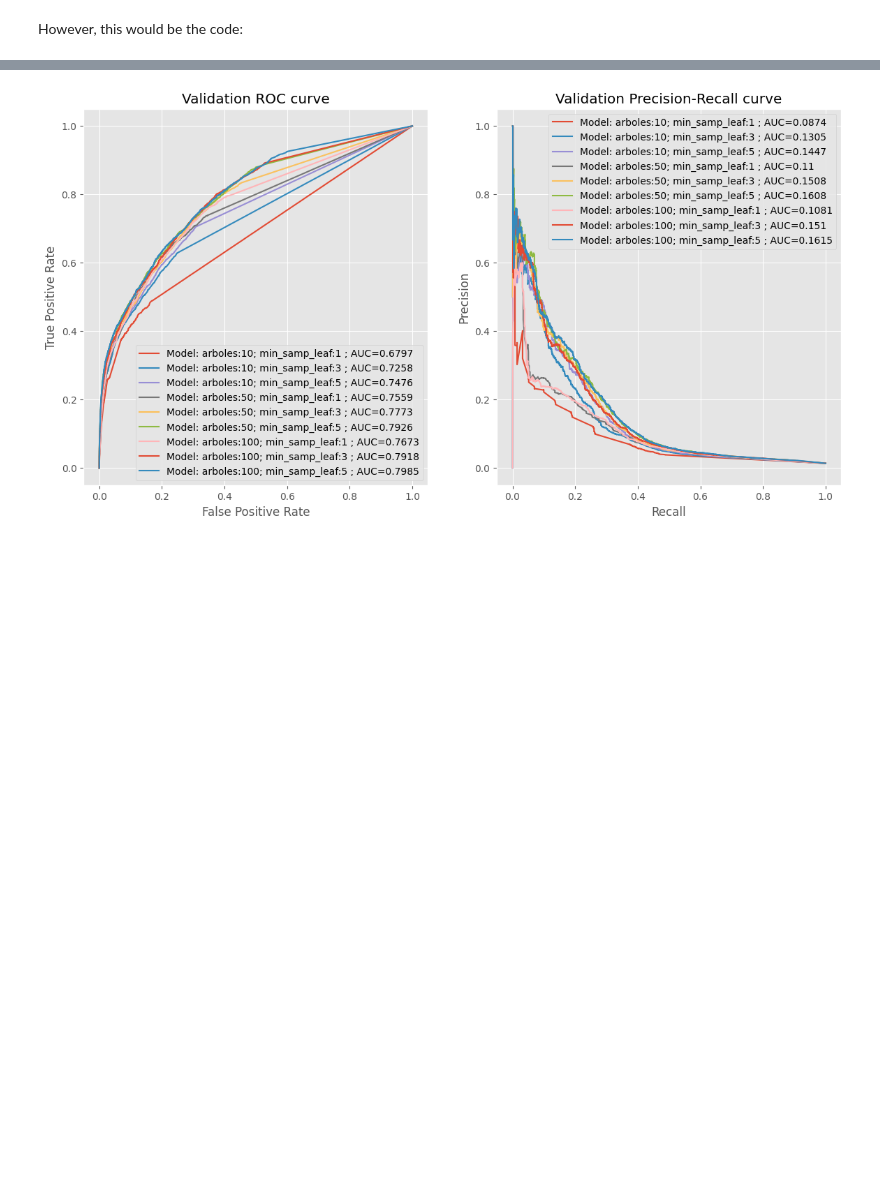
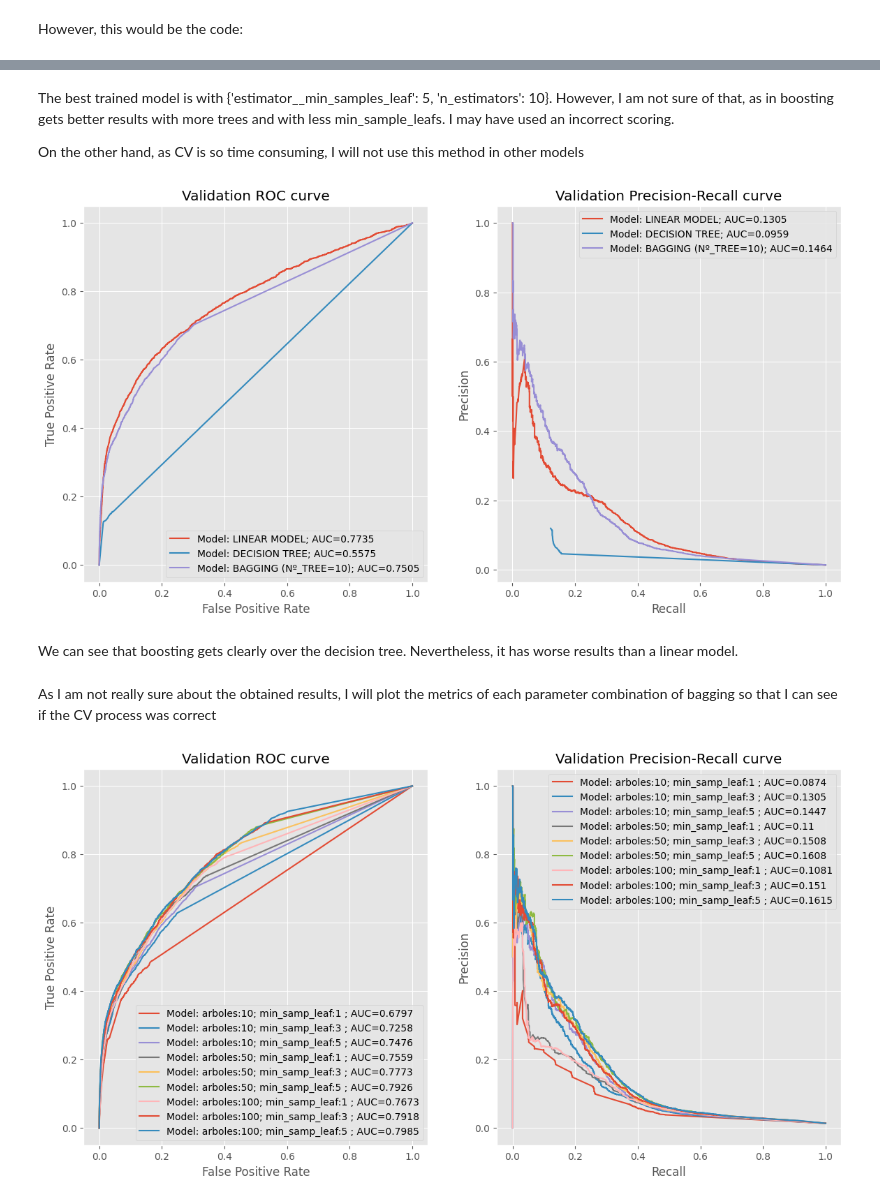
Before and after one commit to uhernando002/zrive-ds, a Jupyter notebook: src/module_4/module_4_milestone1.ipynb, the cells around one changed output, grey strips where cells are left out. Drawn from its saved outputs; the diff is of its cells as text; code cells hidden in the pictures; blank space fills up the shorter version.

```diff
--- a/src/module_4/module_4_milestone1.ipynb
+++ b/src/module_4/module_4_milestone1.ipynb
@@ -164,13 +193,22 @@ We are not going to use CrossValidation because with so many data inside the dat
 # %% [markdown]
 However, this would be the code:
 # %%
-# def split(df):
-#     X = df.loc[:, train_columns]
-#     y = df.loc[:, label_col]
-#     groups = df.loc[:, "order_id"]
-#     return X, y, groups
+def split(df):
+    X = df.loc[:, train_columns]
+    y = df.loc[:, label_col]
+    groups = df.loc[:, "user_id"]
+    return X, y, groups
 
-# X_train, y_train, groups_train = split(train)
+x_train, y_train, groups_train = split(train)
 
-# param_grid = {'n_estimators':[10, 100, 500, 1000], 'estimator__min_samples_leaf':[1, 3, 5]}
-# GridSearchCV(bagging_model, param_grid, cv=sgkf.split(X_train, y_train, groups_train)
+param_grid = {'n_estimators': [10, 50, 100], 'estimator__min_samples_leaf': [1, 5]}
+
+sgkf = StratifiedGroupKFold(n_splits=5)
+
+base_model = tree.DecisionTreeClassifier()
+bagging_model = ensemble.BaggingClassifier(estimator=base_model)
+
+custom_scorer = make_scorer(average_precision_score)
+gs_bagging = GridSearchCV(bagging_model, param_grid, cv=5, scoring=custom_scorer)
+# %%
+gs_bagging.fit(x_train, y_train, groups=groups_train)
@@ -177 +241,22 @@ However, this would be the code:
+# %% [markdown]
+The best trained model is with {'estimator__min_samples_leaf': 5, 'n_estimators': 10}. However, I am not sure of that, as in boosting gets better results with more trees and with less min_sample_leafs. I may have used an incorrect scoring.
+
+On the other hand, as CV is so time consuming, I will not use this method in other models
+# %%
+Y_prob_gs = gs_bagging.predict_proba(X_validation[train_columns])[:,1]
+# %%
+fig, ax = plt.subplots(1, 2, figsize = (14,7))
+
+models_prob = [Y_prob_linear, Y_prob_dt, Y_prob_gs]
+model_names = ['LINEAR MODEL', 'DECISION TREE', 'BAGGING (Nº_TREE=10)']
+
+for prob, model_name in zip(models_prob, model_names):
+    roc, auc_roc, precision_recall, auc_precrec = calculate_metrics(prob, Y_validation)
+    plot_metrics(f"Model: {model_name}", roc, auc_roc, precision_recall, auc_precrec, figure=(fig,ax))
+# %% [output]
+[figure, added]
+# %% [markdown]
+We can see that boosting gets clearly over the decision tree. Nevertheless, it has worse results than a linear model.
+# %% [markdown]
+As I am not really sure about the obtained results, I will plot the metrics of each parameter combination of bagging so that I can see if the CV process was correct
 # %%
```
Also changed, not shown: parts of 30 cells of this notebook.
